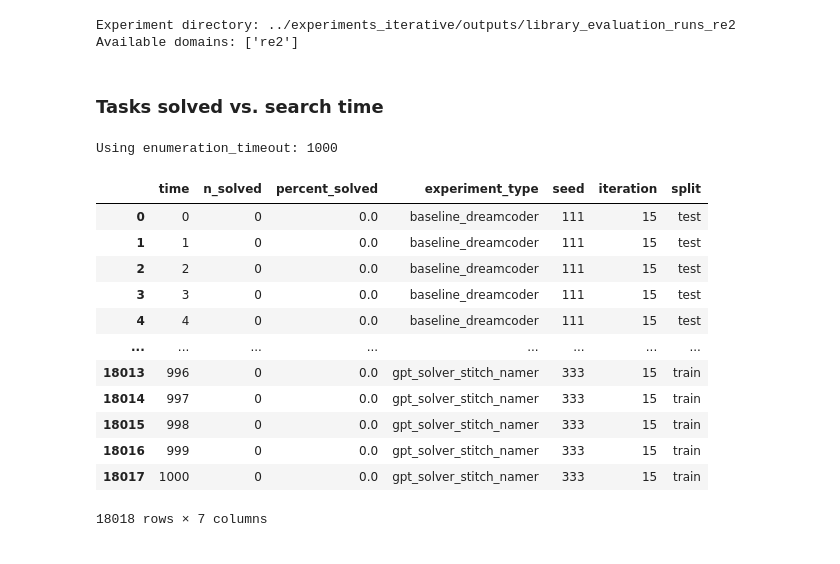
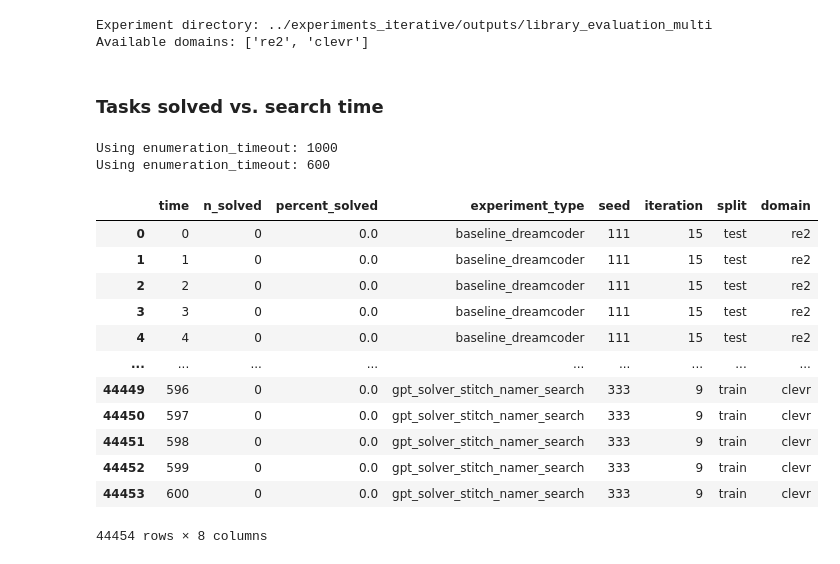
Before and after one commit to gabegrand/lilo, a Jupyter notebook: analysis/analyze_library_evaluation.ipynb, the cells around one changed output. Drawn from its saved outputs; the diff is of its cells as text; code cells hidden in the pictures.

```diff
--- a/analysis/analyze_library_evaluation.ipynb
+++ b/analysis/analyze_library_evaluation.ipynb
@@ -23,49 +20,40 @@ sns.set_theme(style="whitegrid", font_scale=1.25, rc={'figure.figsize':(12, 8)})
 # %%
 %config InlineBackend.figure_format = 'retina'
 # %%
-EXPERIMENT_NAME = "runs_re2"
-DOMAIN = "re2"
-
-# EXPERIMENT_NAME = "runs_clevr"
-# DOMAIN = "clevr"
-
-# EXPERIMENT_NAME = "runs_logo"
-# DOMAIN = "logo"
-
-COMPUTE_LIKELIHOODS = True
+EXPERIMENT_NAME = "library_evaluation_multi"
 
 FIGURES_DIR = os.path.join("figures", EXPERIMENT_NAME)
-FIGURES_DOMAIN_DIR = os.path.join("figures", EXPERIMENT_NAME, DOMAIN)
-os.makedirs(FIGURES_DOMAIN_DIR, exist_ok=True)
+os.makedirs(FIGURES_DIR, exist_ok=True)
 # %%
 analyzer = SynthesisExperimentAnalyzer(
-    experiment_name="library_evaluation_" + EXPERIMENT_NAME,
-    experiment_types=["baseline_dreamcoder", "gpt_solver", "gpt_solver_stitch_namer"],
+    experiment_name=EXPERIMENT_NAME,
+    experiment_types=["baseline_dreamcoder", "gpt_solver", "gpt_solver_stitch_namer", "gpt_solver_stitch_namer_hybrid_dsl", "gpt_solver_stitch_namer_search"],
     allow_incomplete_results=True,
-    compute_likelihoods=COMPUTE_LIKELIHOODS,
+    compute_likelihoods=True,
     batch_size = "all",
     seeds = [111, 222, 333],
 )
 # %% [output]
-Experiment directory: ../experiments_iterative/outputs/library_evaluation_runs_re2
-Available domains: ['re2']
+Experiment directory: ../experiments_iterative/outputs/library_evaluation_multi
+Available domains: ['re2', 'clevr']
 # %% [markdown]
 ### Tasks solved vs. search time
 # %%
-df_search_time = analyzer.get_search_time_results_for_domain(DOMAIN)
+df_search_time = analyzer.get_search_time_results()
 df_search_time
 # %% [output]
 Using enumeration_timeout: 1000
+Using enumeration_timeout: 600
-|  | time | n_solved | percent_solved | experiment_type | seed | iteration | split |
-| 0 | 0 | 0 | 0.0 | baseline_dreamcoder | 111 | 15 | test |
-| 1 | 1 | 0 | 0.0 | baseline_dreamcoder | 111 | 15 | test |
-| 2 | 2 | 0 | 0.0 | baseline_dreamcoder | 111 | 15 | test |
-| 3 | 3 | 0 | 0.0 | baseline_dreamcoder | 111 | 15 | test |
-| 4 | 4 | 0 | 0.0 | baseline_dreamcoder | 111 | 15 | test |
-| ... | ... | ... | ... | ... | ... | ... | ... |
-| 18013 | 996 | 0 | 0.0 | gpt_solver_stitch_namer | 333 | 15 | train |
-| 18014 | 997 | 0 | 0.0 | gpt_solver_stitch_namer | 333 | 15 | train |
-| 18015 | 998 | 0 | 0.0 | gpt_solver_stitch_namer | 333 | 15 | train |
-| 18016 | 999 | 0 | 0.0 | gpt_solver_stitch_namer | 333 | 15 | train |
-| 18017 | 1000 | 0 | 0.0 | gpt_solver_stitch_namer | 333 | 15 | train |
+|  | time | n_solved | percent_solved | experiment_type | seed | iteration | split | domain |
+| 0 | 0 | 0 | 0.0 | baseline_dreamcoder | 111 | 15 | test | re2 |
+| 1 | 1 | 0 | 0.0 | baseline_dreamcoder | 111 | 15 | test | re2 |
+| 2 | 2 | 0 | 0.0 | baseline_dreamcoder | 111 | 15 | test | re2 |
+| 3 | 3 | 0 | 0.0 | baseline_dreamcoder | 111 | 15 | test | re2 |
+| 4 | 4 | 0 | 0.0 | baseline_dreamcoder | 111 | 15 | test | re2 |
+| ... | ... | ... | ... | ... | ... | ... | ... | ... |
+| 44449 | 596 | 0 | 0.0 | gpt_solver_stitch_namer_search | 333 | 9 | train | clevr |
+| 44450 | 597 | 0 | 0.0 | gpt_solver_stitch_namer_search | 333 | 9 | train | clevr |
+| 44451 | 598 | 0 | 0.0 | gpt_solver_stitch_namer_search | 333 | 9 | train | clevr |
+| 44452 | 599 | 0 | 0.0 | gpt_solver_stitch_namer_search | 333 | 9 | train | clevr |
+| 44453 | 600 | 0 | 0.0 | gpt_solver_stitch_namer_search | 333 | 9 | train | clevr |
-18018 rows × 7 columns
+44454 rows × 8 columns
```
Also changed, not shown: parts of 5 cells of this notebook, 2 other files.
